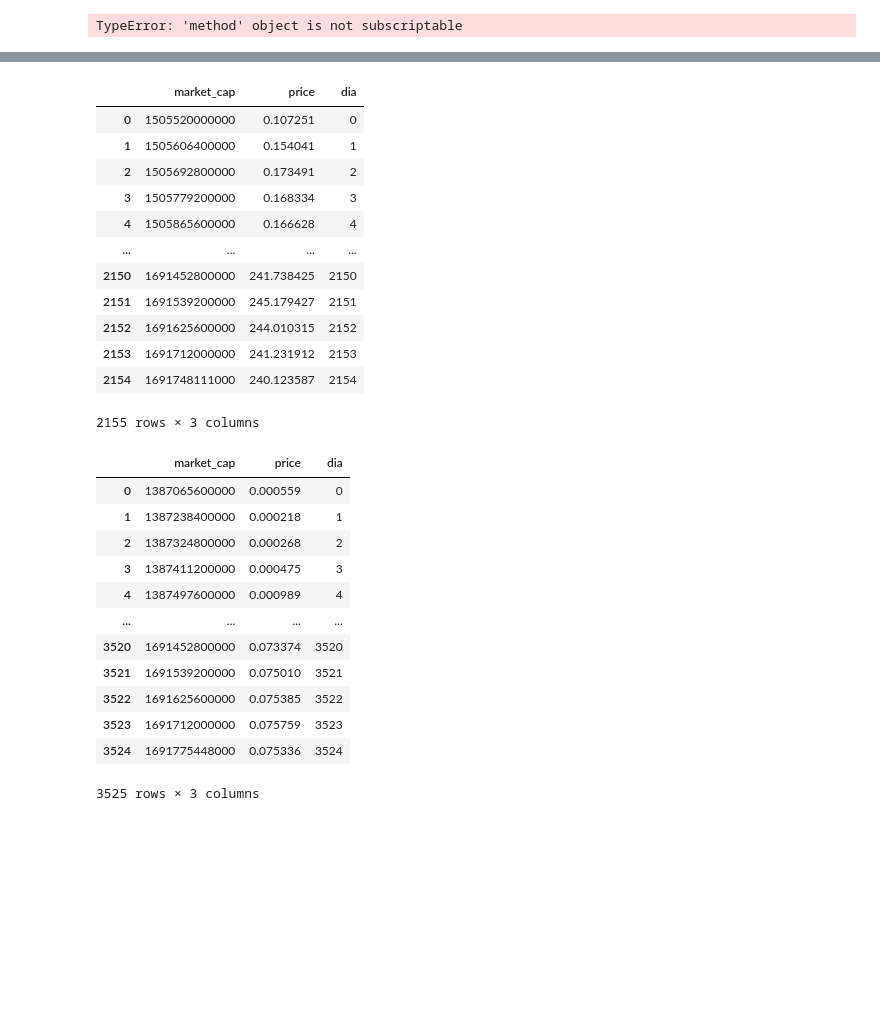
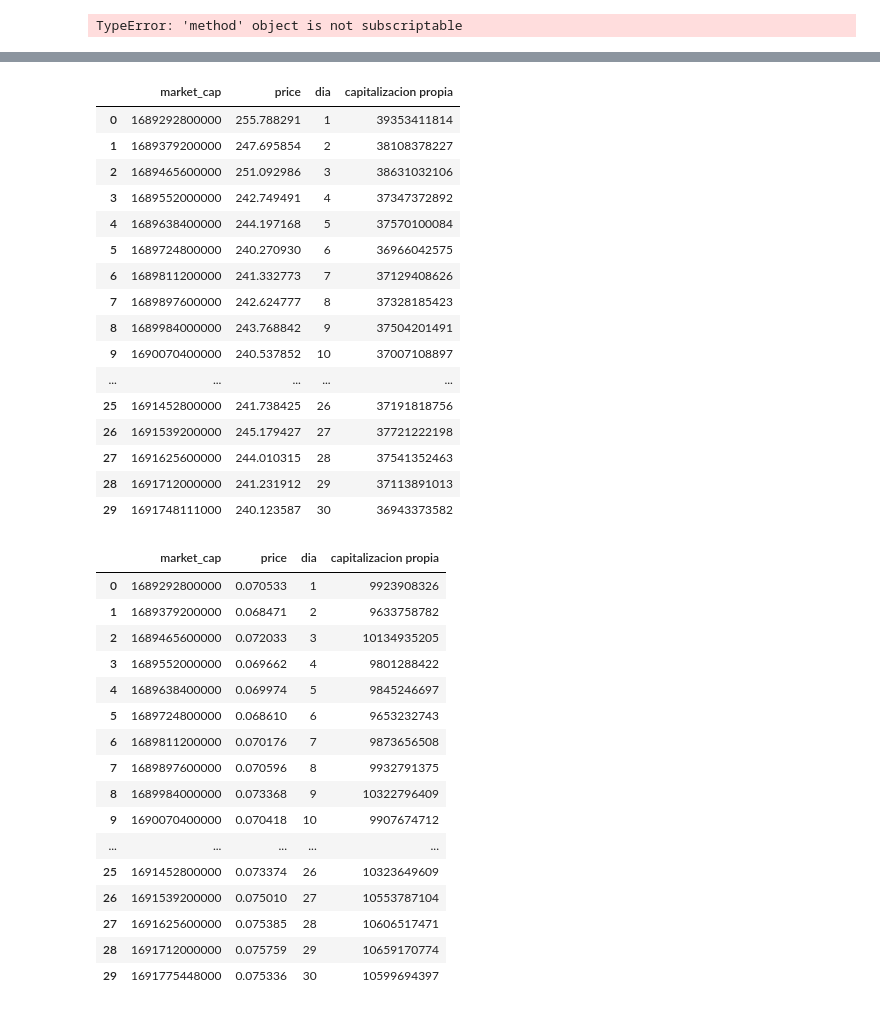
Before and after one commit to NahuVidales/CryptoDataAnalytics, a Jupyter notebook: ETL.ipynb, the cells around one changed output, grey strips where cells are left out. Drawn from its saved outputs; the diff is of its cells as text; code cells hidden in the pictures; blank space fills up the shorter version.

```diff
--- a/ETL.ipynb
+++ b/ETL.ipynb
@@ -513,33 +525,42 @@ prices_df_bitcoin
 # %%
 with open(bnb_cap_json, 'r') as file:
     bnb_cap_content = file.read()
 
 # Convertir el JSON en un diccionario
 bnb_cap = json.loads(bnb_cap_content)
 
 # Normalize the JSON and create a DataFrame
 bnb = pd.json_normalize(bnb_cap)
 
 # Convertir las listas anidadas en filas individuales para la columna 'prices'
 prices_data = bnb_cap['prices']
 prices_df_bnb = pd.DataFrame(prices_data, columns=['market_cap', 'price'])
 #Haremos una columna día número para poder hacer un plot de la evolución de los precios y esta será en función del índice de fila
 prices_df_bnb['dia'] = prices_df_bnb.index
+prices_df_bnb['capitalizacion propia'] = prices_df_bnb['price'] * 153851498
+prices_df_bnb['capitalizacion propia'] = prices_df_bnb['capitalizacion propia'].astype(int)
+prices_df_bnb = prices_df_bnb.tail(30)
+prices_df_bnb = prices_df_bnb.reset_index(drop=True)
+prices_df_bnb['dia'] = prices_df_bnb.index + 1
 prices_df_bnb
 # %% [output]
-|  | market_cap | price | dia |
-| 0 | 1505520000000 | 0.107251 | 0 |
-| 1 | 1505606400000 | 0.154041 | 1 |
-| 2 | 1505692800000 | 0.173491 | 2 |
-| 3 | 1505779200000 | 0.168334 | 3 |
-| 4 | 1505865600000 | 0.166628 | 4 |
-| ... | ... | ... | ... |
-| 2150 | 1691452800000 | 241.738425 | 2150 |
-| 2151 | 1691539200000 | 245.179427 | 2151 |
-| 2152 | 1691625600000 | 244.010315 | 2152 |
-| 2153 | 1691712000000 | 241.231912 | 2153 |
-| 2154 | 1691748111000 | 240.123587 | 2154 |
+|  | market_cap | price | dia | capitalizacion propia |
+| 0 | 1689292800000 | 255.788291 | 1 | 39353411814 |
+| 1 | 1689379200000 | 247.695854 | 2 | 38108378227 |
+| 2 | 1689465600000 | 251.092986 | 3 | 38631032106 |
+| 3 | 1689552000000 | 242.749491 | 4 | 37347372892 |
+| 4 | 1689638400000 | 244.197168 | 5 | 37570100084 |
+| 5 | 1689724800000 | 240.270930 | 6 | 36966042575 |
+| 6 | 1689811200000 | 241.332773 | 7 | 37129408626 |
+| 7 | 1689897600000 | 242.624777 | 8 | 37328185423 |
+| 8 | 1689984000000 | 243.768842 | 9 | 37504201491 |
+| 9 | 1690070400000 | 240.537852 | 10 | 37007108897 |
+| ... | ... | ... | ... | ... |
+| 25 | 1691452800000 | 241.738425 | 26 | 37191818756 |
+| 26 | 1691539200000 | 245.179427 | 27 | 37721222198 |
+| 27 | 1691625600000 | 244.010315 | 28 | 37541352463 |
+| 28 | 1691712000000 | 241.231912 | 29 | 37113891013 |
+| 29 | 1691748111000 | 240.123587 | 30 | 36943373582 |
-2155 rows × 3 columns
 # %%
 with open(dogecoin_cap_json, 'r') as file:
     dogecoin_cap_content = file.read()
@@ -555,21 +576,30 @@ prices_data = dogecoin_cap['prices']
 prices_df_dogecoin = pd.DataFrame(prices_data, columns=['market_cap', 'price'])
 #Haremos una columna día número para poder hacer un plot de la evolución de los precios y esta será en función del índice de fila
 prices_df_dogecoin['dia'] = prices_df_dogecoin.index
+prices_df_dogecoin['capitalizacion propia'] = prices_df_dogecoin['price'] * 140698136384
+prices_df_dogecoin['capitalizacion propia'] = prices_df_dogecoin['capitalizacion propia'].astype(int)
+prices_df_dogecoin = prices_df_dogecoin.tail(30)
+prices_df_dogecoin = prices_df_dogecoin.reset_index(drop=True)
+prices_df_dogecoin['dia'] = prices_df_dogecoin.index + 1
 prices_df_dogecoin
 # %% [output]
-|  | market_cap | price | dia |
-| 0 | 1387065600000 | 0.000559 | 0 |
-| 1 | 1387238400000 | 0.000218 | 1 |
-| 2 | 1387324800000 | 0.000268 | 2 |
-| 3 | 1387411200000 | 0.000475 | 3 |
-| 4 | 1387497600000 | 0.000989 | 4 |
-| ... | ... | ... | ... |
-| 3520 | 1691452800000 | 0.073374 | 3520 |
-| 3521 | 1691539200000 | 0.075010 | 3521 |
-| 3522 | 1691625600000 | 0.075385 | 3522 |
-| 3523 | 1691712000000 | 0.075759 | 3523 |
-| 3524 | 1691775448000 | 0.075336 | 3524 |
+|  | market_cap | price | dia | capitalizacion propia |
+| 0 | 1689292800000 | 0.070533 | 1 | 9923908326 |
+| 1 | 1689379200000 | 0.068471 | 2 | 9633758782 |
+| 2 | 1689465600000 | 0.072033 | 3 | 10134935205 |
+| 3 | 1689552000000 | 0.069662 | 4 | 9801288422 |
+| 4 | 1689638400000 | 0.069974 | 5 | 9845246697 |
+| 5 | 1689724800000 | 0.068610 | 6 | 9653232743 |
+| 6 | 1689811200000 | 0.070176 | 7 | 9873656508 |
+| 7 | 1689897600000 | 0.070596 | 8 | 9932791375 |
+| 8 | 1689984000000 | 0.073368 | 9 | 10322796409 |
+| 9 | 1690070400000 | 0.070418 | 10 | 9907674712 |
+| ... | ... | ... | ... | ... |
+| 25 | 1691452800000 | 0.073374 | 26 | 10323649609 |
+| 26 | 1691539200000 | 0.075010 | 27 | 10553787104 |
+| 27 | 1691625600000 | 0.075385 | 28 | 10606517471 |
+| 28 | 1691712000000 | 0.075759 | 29 | 10659170774 |
+| 29 | 1691775448000 | 0.075336 | 30 | 10599694397 |
-3525 rows × 3 columns
 # %%
 with open(ethereum_cap_json, 'r') as file:
     ethereum_cap_content = file.read()
```
Also changed, not shown: parts of 10 cells of this notebook, 11 other files.
